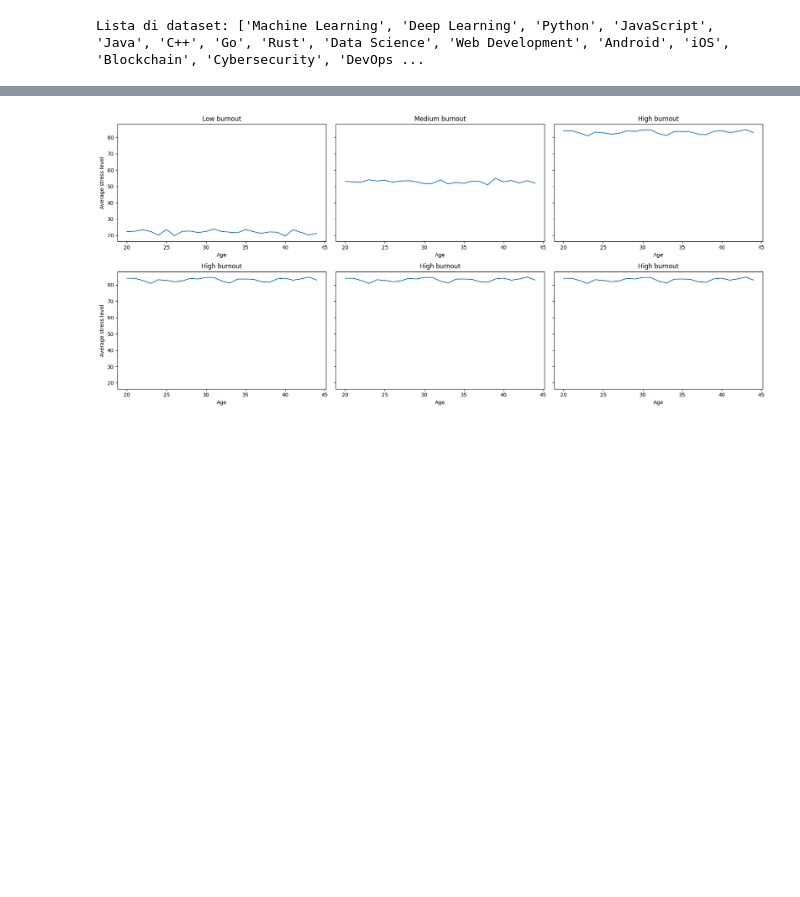
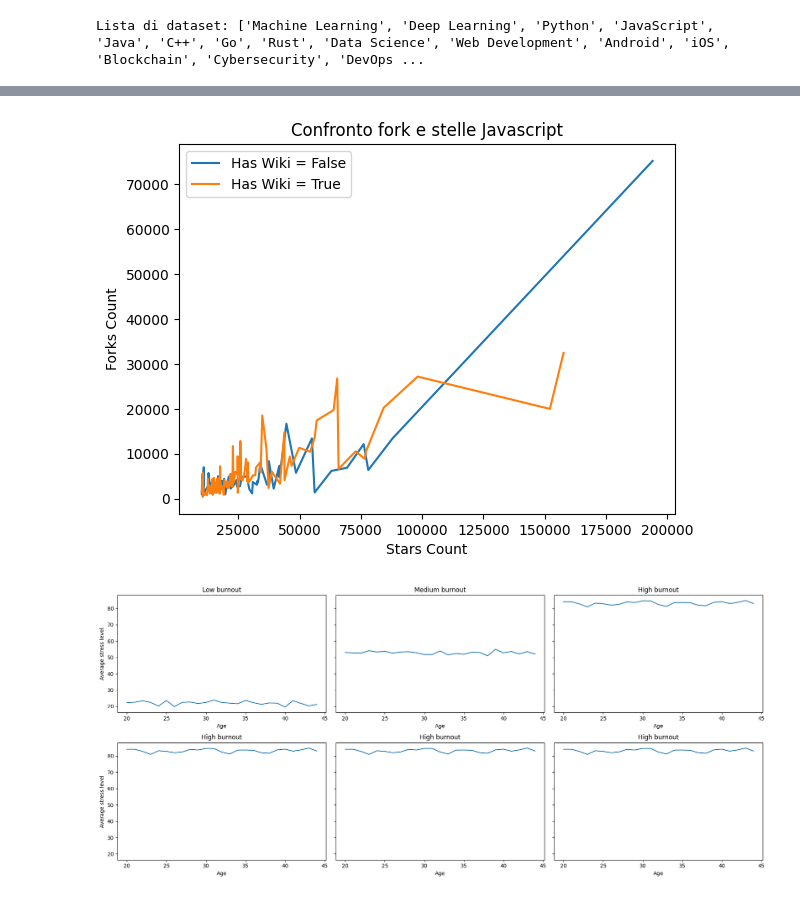
Before and after one commit to Nikicoraz/Progetto_FAS_1, a Jupyter notebook: python/Analisi.ipynb, the cells around one changed output, grey strips where cells are left out. Drawn from its saved outputs; the diff is of its cells as text; code cells hidden in the pictures; blank space fills up the shorter version.

```diff
--- a/python/Analisi.ipynb
+++ b/python/Analisi.ipynb
@@ -22,3 +71,19 @@ Lista di dataset: ['Machine Learning', 'Deep Learning', 'Python', 'JavaScript',
+# %%
+for has_wiki, group in datasets[0][1].groupby("Has Wiki"):
+    group = group.sort_values("Stars Count")
+    plt.plot(
+        group["Stars Count"],
+        group["Forks Count"],
+        label=f"Has Wiki = {has_wiki}"
+    )
+
+plt.xlabel("Stars Count")
+plt.ylabel("Forks Count")
+plt.title("Confronto fork e stelle Javascript")
+plt.legend()
+plt.show()
+# %% [output]
+[figure, added]
 # %%
 import matplotlib.pyplot as plt
 import numpy as np
```
Also changed, not shown: parts of 6 cells of this notebook, 2 other files.
